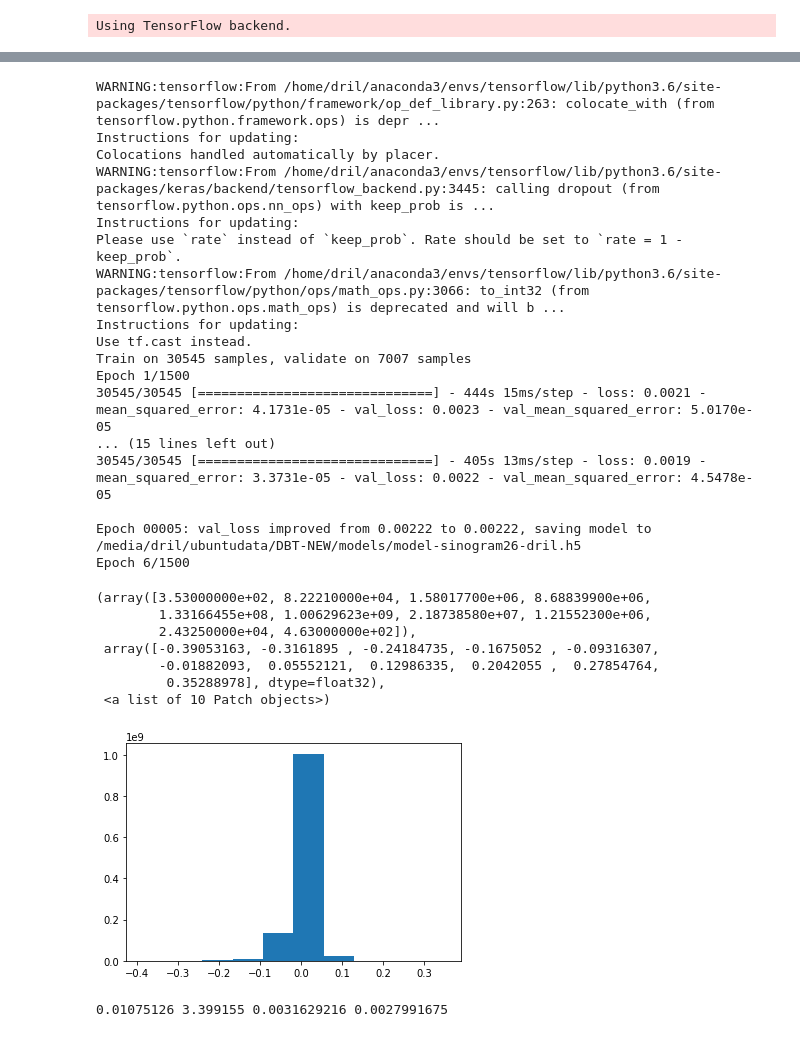
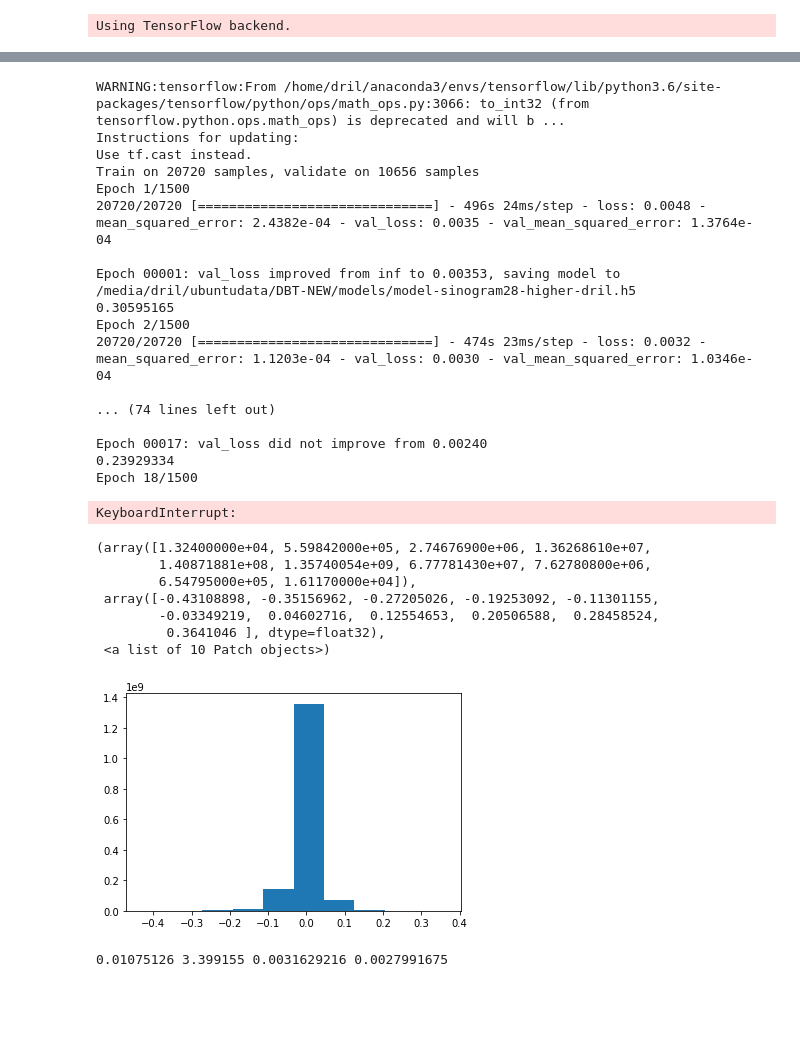
Before and after one commit to PranjalSahu/newrecon, a Jupyter notebook: recon1.ipynb, the cells around one changed output, grey strips where cells are left out. Cells and saved outputs as stored; diff of their text form; code cells hidden in the pictures; blank space fills up the shorter version.

Commit message:
adding some logs for teh model with higher resolution and residual learning

```diff
--- a/recon1.ipynb
+++ b/recon1.ipynb
@@ -613,45 +645,64 @@ print(trainx.shape, trainy.shape, valx.shape, valy.shape, count_train, count_val
+# %%
+trainy[:, :, 10:35, 0] = 0
+valy[:, :, 10:35,   0] = 0
 # %%
 # For training the U-Net model
-checkpoint  = ModelCheckpoint(filepath='/media/dril/ubuntudata/DBT-NEW/models/model-sinogram26-dril.h5',
+checkpoint  = ModelCheckpoint(filepath='/media/dril/ubuntudata/DBT-NEW/models/model-sinogram29-higher-dril.h5',
                               monitor='val_loss', period=1,
                               verbose=1, save_best_only=True, mode='min')
 
-model          = load_model('/media/dril/ubuntudata/DBT-NEW/models/model-sinogram26-dril.h5')#
-residual_train = trainx - trainy
-residual_val   = valx   - valy
+class LossAndErrorPrintingCallback(tf.keras.callbacks.Callback):
+    def on_epoch_end(self, epoch, logs=None):
+        index       = 2000
+        temp        = np.expand_dims(valx[index], axis=0)
+        temp_result = self.model.predict(temp)
+        a = temp[0, :, :, 0]
+        b = temp_result[0, :, :, 0]
+        c = valy[index, :, :, 0]
+        diff = np.abs(c-b)*100
+        print(np.mean(np.mean(diff)))
+        scipy.misc.imsave('/media/dril/ubuntudata/DBT-NEW/models/model-sinogram28-higher-dril-results/'+str(epoch)+'_diff.jpg', diff)
+        #print('The average loss for epoch {} is {:7.2f} and mean absolute error is {:7.2f}.'.format(epoch, logs['loss'], logs['mae']))
 
-model.fit(trainx, residual_train, validation_data=(valx, residual_val),
+#unet_vanilla()
+model          = unet_vanilla()#load_model('/media/dril/ubuntudata/DBT-NEW/models/model-sinogram27-higher-dril.h5')#
+#residual_train = trainx - trainy
+#residual_val   = valx   - valy
+
+
+model.fit(trainx, trainy, validation_data=(valx, valy),
           batch_size=8,
-          epochs=1500, callbacks=[checkpoint])
+          epochs=1500, callbacks=[checkpoint,LossAndErrorPrintingCallback()])
 # %% [output]
-WARNING:tensorflow:From /home/dril/anaconda3/envs/tensorflow/lib/python3.6/site-packages/tensorflow/python/framework/op_def_library.py:263: colocate_with (from tensorflow.python.framework.ops) is depr ...
-Instructions for updating:
-Colocations handled automatically by placer.
-WARNING:tensorflow:From /home/dril/anaconda3/envs/tensorflow/lib/python3.6/site-packages/keras/backend/tensorflow_backend.py:3445: calling dropout (from tensorflow.python.ops.nn_ops) with keep_prob is ...
-Instructions for updating:
-Please use `rate` instead of `keep_prob`. Rate should be set to `rate = 1 - keep_prob`.
 WARNING:tensorflow:From /home/dril/anaconda3/envs/tensorflow/lib/python3.6/site-packages/tensorflow/python/ops/math_ops.py:3066: to_int32 (from tensorflow.python.ops.math_ops) is deprecated and will b ...
 Instructions for updating:
 Use tf.cast instead.
-Train on 30545 samples, validate on 7007 samples
+Train on 20720 samples, validate on 10656 samples
 Epoch 1/1500
-30545/30545 [==============================] - 444s 15ms/step - loss: 0.0021 - mean_squared_error: 4.1731e-05 - val_loss: 0.0023 - val_mean_squared_error: 5.0170e-05
-... (15 lines left out)
-30545/30545 [==============================] - 405s 13ms/step - loss: 0.0019 - mean_squared_error: 3.3731e-05 - val_loss: 0.0022 - val_mean_squared_error: 4.5478e-05
+20720/20720 [==============================] - 496s 24ms/step - loss: 0.0048 - mean_squared_error: 2.4382e-04 - val_loss: 0.0035 - val_mean_squared_error: 1.3764e-04
 
-Epoch 00005: val_loss improved from 0.00222 to 0.00222, saving model to /media/dril/ubuntudata/DBT-NEW/models/model-sinogram26-dril.h5
-Epoch 6/1500
+Epoch 00001: val_loss improved from inf to 0.00353, saving model to /media/dril/ubuntudata/DBT-NEW/models/model-sinogram28-higher-dril.h5
+0.30595165
+Epoch 2/1500
+20720/20720 [==============================] - 474s 23ms/step - loss: 0.0032 - mean_squared_error: 1.1203e-04 - val_loss: 0.0030 - val_mean_squared_error: 1.0346e-04
+
+... (74 lines left out)
+
+Epoch 00017: val_loss did not improve from 0.00240
+0.23929334
+Epoch 18/1500
+KeyboardInterrupt:
 # %%
-plt.hist(residual_train.flatten())
+plt.hist(trainy.flatten())
 # %% [output]
-(array([3.53000000e+02, 8.22210000e+04, 1.58017700e+06, 8.68839900e+06,
-        1.33166455e+08, 1.00629623e+09, 2.18738580e+07, 1.21552300e+06,
-        2.43250000e+04, 4.63000000e+02]),
- array([-0.39053163, -0.3161895 , -0.24184735, -0.1675052 , -0.09316307,
-        -0.01882093,  0.05552121,  0.12986335,  0.2042055 ,  0.27854764,
-         0.35288978], dtype=float32),
+(array([1.32400000e+04, 5.59842000e+05, 2.74676900e+06, 1.36268610e+07,
+        1.40871881e+08, 1.35740054e+09, 6.77781430e+07, 7.62780800e+06,
+        6.54795000e+05, 1.61170000e+04]),
+ array([-0.43108898, -0.35156962, -0.27205026, -0.19253092, -0.11301155,
+        -0.03349219,  0.04602716,  0.12554653,  0.20506588,  0.28458524,
+         0.3641046 ], dtype=float32),
  <a list of 10 Patch objects>)
-[figure, old version]
+[figure, new version]
 # %%
 # For training the GAN model
 
```
Also changed, not shown: parts of 4 cells of this notebook.
